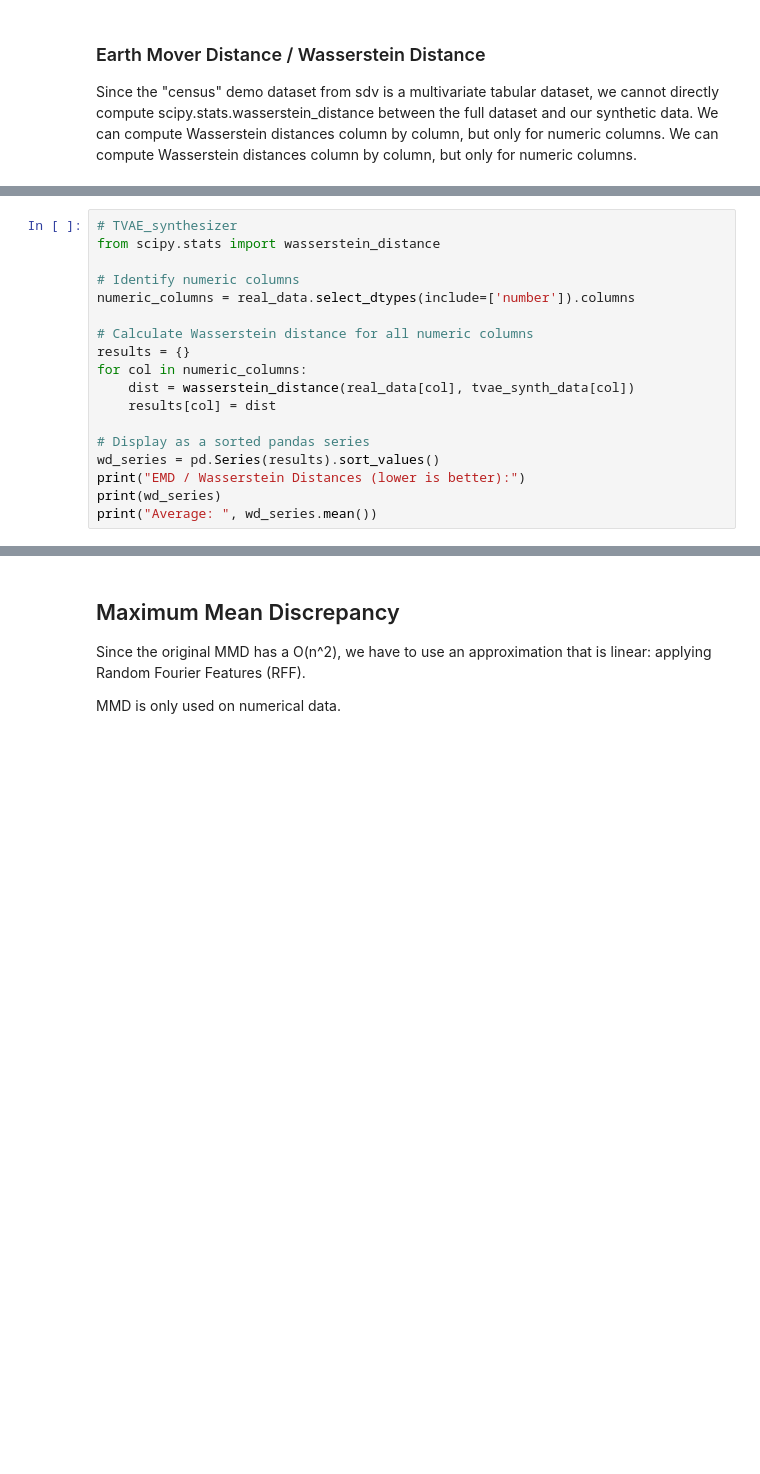
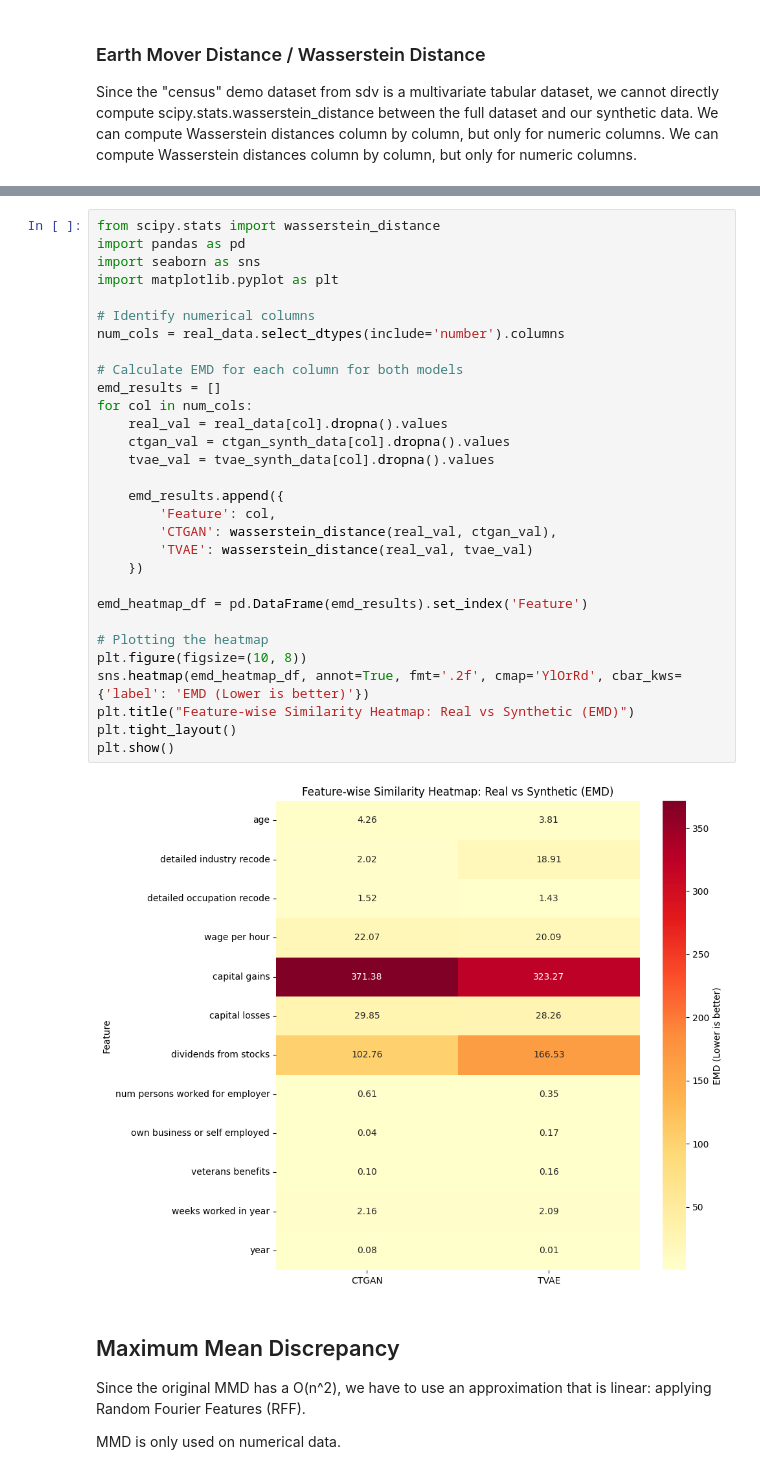
Before and after one commit to TinyClayMan/unibo_ethics_ai, a Jupyter notebook: Synthetic_Data_with_CTGAN_and_TVAE.ipynb, the cells around one changed output, grey strips where cells are left out. Drawn from its saved outputs; the diff is of its cells as text; blank space fills up the shorter version.

Commit message:
Second version with a lot more plots

```diff
--- a/Synthetic_Data_with_CTGAN_and_TVAE.ipynb
+++ b/Synthetic_Data_with_CTGAN_and_TVAE.ipynb
@@ -334,18 +356,0 @@ Average:  44.737597593732495
-# %%
-# TVAE_synthesizer
-from scipy.stats import wasserstein_distance
-
-# Identify numeric columns
-numeric_columns = real_data.select_dtypes(include=['number']).columns
-
-# Calculate Wasserstein distance for all numeric columns
-results = {}
-for col in numeric_columns:
-    dist = wasserstein_distance(real_data[col], tvae_synth_data[col])
-    results[col] = dist
-
-# Display as a sorted pandas series
-wd_series = pd.Series(results).sort_values()
-print("EMD / Wasserstein Distances (lower is better):")
-print(wd_series)
-print("Average: ", wd_series.mean())
@@ -370,3 +398,35 @@ You may notice that the distributions of capital gains differ significantly. Thi
+# %%
+from scipy.stats import wasserstein_distance
+import pandas as pd
+import seaborn as sns
+import matplotlib.pyplot as plt
+
+# Identify numerical columns
+num_cols = real_data.select_dtypes(include='number').columns
+
+# Calculate EMD for each column for both models
+emd_results = []
+for col in num_cols:
+    real_val = real_data[col].dropna().values
+    ctgan_val = ctgan_synth_data[col].dropna().values
+    tvae_val = tvae_synth_data[col].dropna().values
+
+    emd_results.append({
+        'Feature': col,
+        'CTGAN': wasserstein_distance(real_val, ctgan_val),
+        'TVAE': wasserstein_distance(real_val, tvae_val)
+    })
+
+emd_heatmap_df = pd.DataFrame(emd_results).set_index('Feature')
+
+# Plotting the heatmap
+plt.figure(figsize=(10, 8))
+sns.heatmap(emd_heatmap_df, annot=True, fmt='.2f', cmap='YlOrRd', cbar_kws={'label': 'EMD (Lower is better)'})
+plt.title("Feature-wise Similarity Heatmap: Real vs Synthetic (EMD)")
+plt.tight_layout()
+plt.show()
+# %% [output]
+[figure, added]
 # %% [markdown]
 ## Maximum Mean Discrepancy
 Since the original MMD has a O(n^2), we have to use an approximation that is linear: applying Random Fourier Features (RFF).
```
Also changed, not shown: parts of 60 cells of this notebook.
